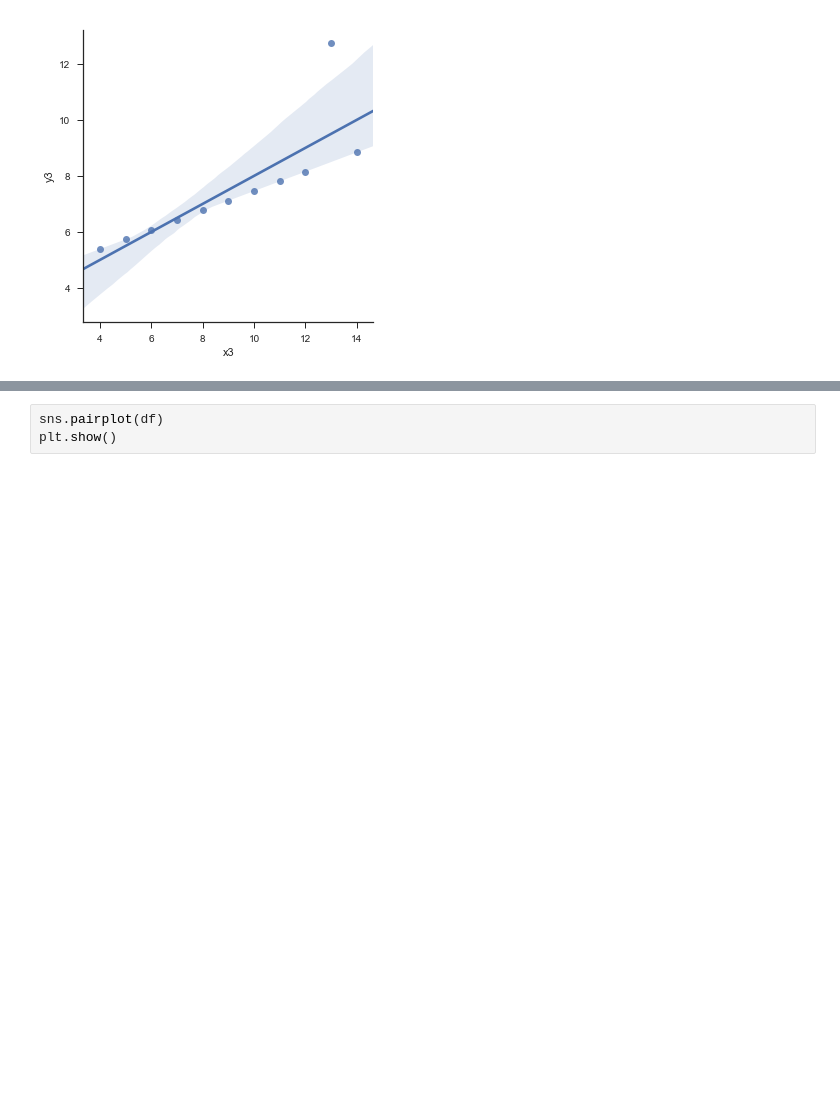
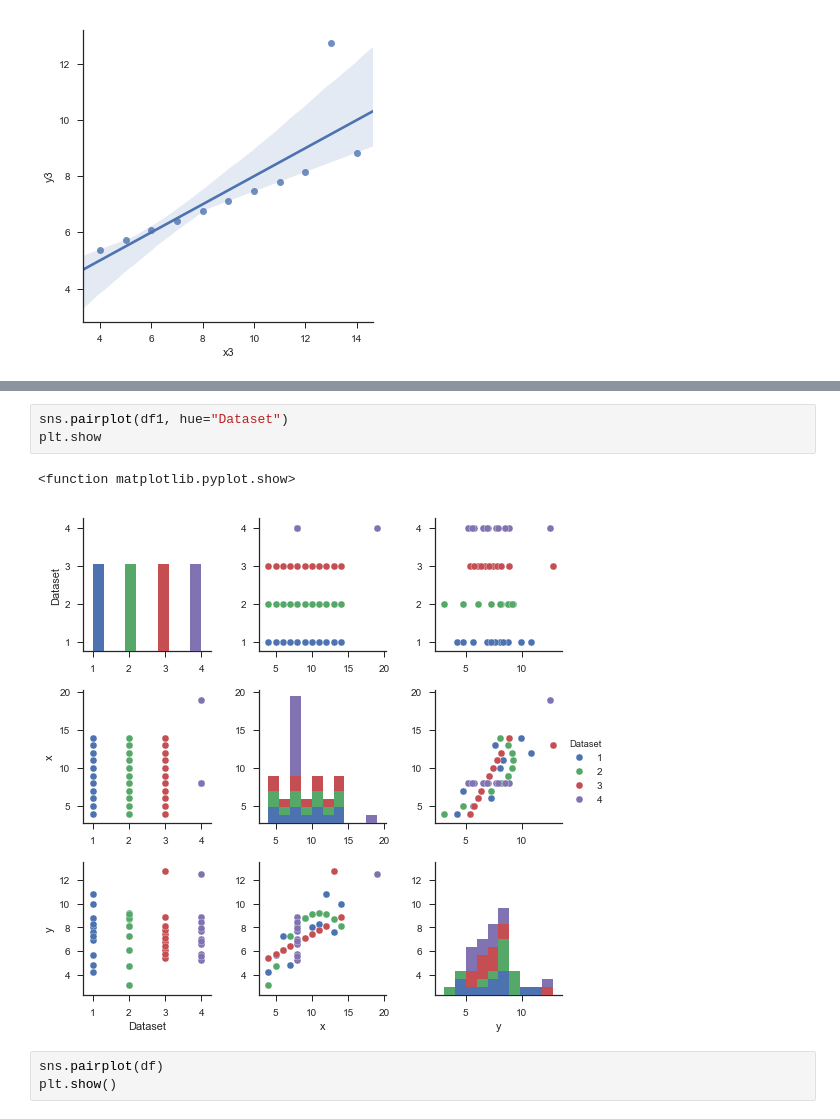
Before and after one commit to GraceAKelly/Anscombe-s-quartet-dataset, a Jupyter notebook: Anscombe’s Quartet Dataset.ipynb, the cells around one changed output, grey strips where cells are left out. Cells and saved outputs as stored; diff of their text form; blank space fills up the shorter version.

```diff
--- a/Anscombe’s Quartet Dataset.ipynb
+++ b/Anscombe’s Quartet Dataset.ipynb
@@ -97,3 +153,9 @@ plt.show()
+# %%
+sns.pairplot(df1, hue="Dataset")
+plt.show
+# %% [output]
+<function matplotlib.pyplot.show>
+[figure, added]
 # %%
 sns.pairplot(df)
 plt.show()
```
Also changed, not shown: parts of 11 cells of this notebook, 1 other file.
